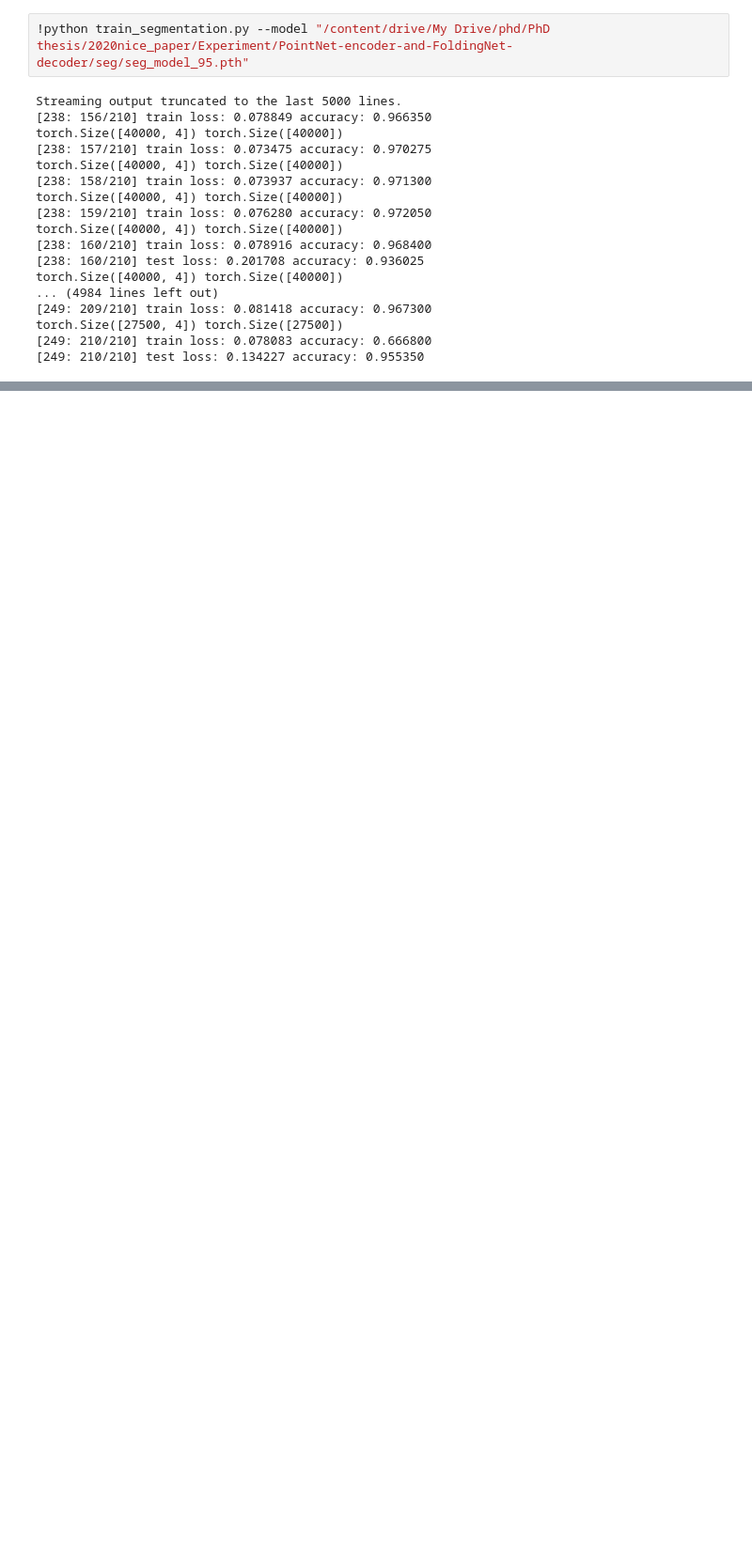
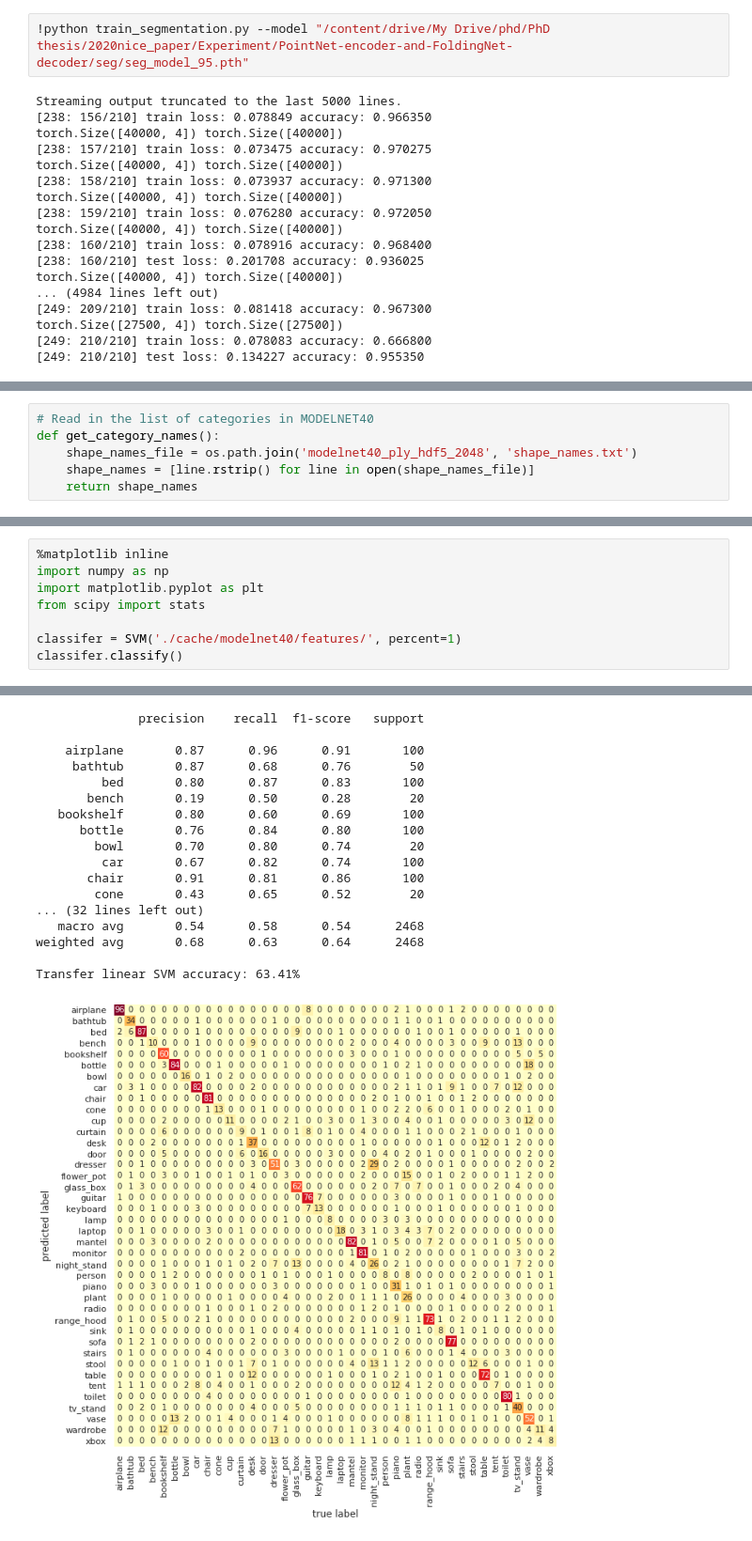
Before and after one commit to bulletPr/label-efficient-unsupervised-learning, a Jupyter notebook: train_ende.ipynb, the cells around one changed output, grey strips where cells are left out. Shown at 94% size. Drawn from its saved outputs; the diff is of its cells as text; blank space fills up the shorter version.

Commit message:
"svm classification result report visualization"

```diff
--- a/train_ende.ipynb
+++ b/train_ende.ipynb
@@ -258,0 +207,6 @@ Transfer linear SVM accuracy: 94.57%
+# %%
+# Read in the list of categories in MODELNET40
+def get_category_names():
+    shape_names_file = os.path.join('modelnet40_ply_hdf5_2048', 'shape_names.txt')
+    shape_names = [line.rstrip() for line in open(shape_names_file)]
+    return shape_names
@@ -258,0 +278,9 @@ Transfer linear SVM accuracy: 94.57%
+# %%
+%matplotlib inline
+import numpy as np
+import matplotlib.pyplot as plt
+from scipy import stats
+
+classifer = SVM('./cache/modelnet40/features/', percent=1)
+classifer.classify()
+# %% [output]
@@ -258,0 +304,18 @@ Transfer linear SVM accuracy: 94.57%
+              precision    recall  f1-score   support
+
+    airplane       0.87      0.96      0.91       100
+     bathtub       0.87      0.68      0.76        50
+         bed       0.80      0.87      0.83       100
+       bench       0.19      0.50      0.28        20
+   bookshelf       0.80      0.60      0.69       100
+      bottle       0.76      0.84      0.80       100
+        bowl       0.70      0.80      0.74        20
+         car       0.67      0.82      0.74       100
+       chair       0.91      0.81      0.86       100
+        cone       0.43      0.65      0.52        20
+... (32 lines left out)
+   macro avg       0.54      0.58      0.54      2468
+weighted avg       0.68      0.63      0.64      2468
+
+Transfer linear SVM accuracy: 63.41%
+[figure, added]
```
Also changed, not shown: parts of 24 cells of this notebook, 5 other files.
